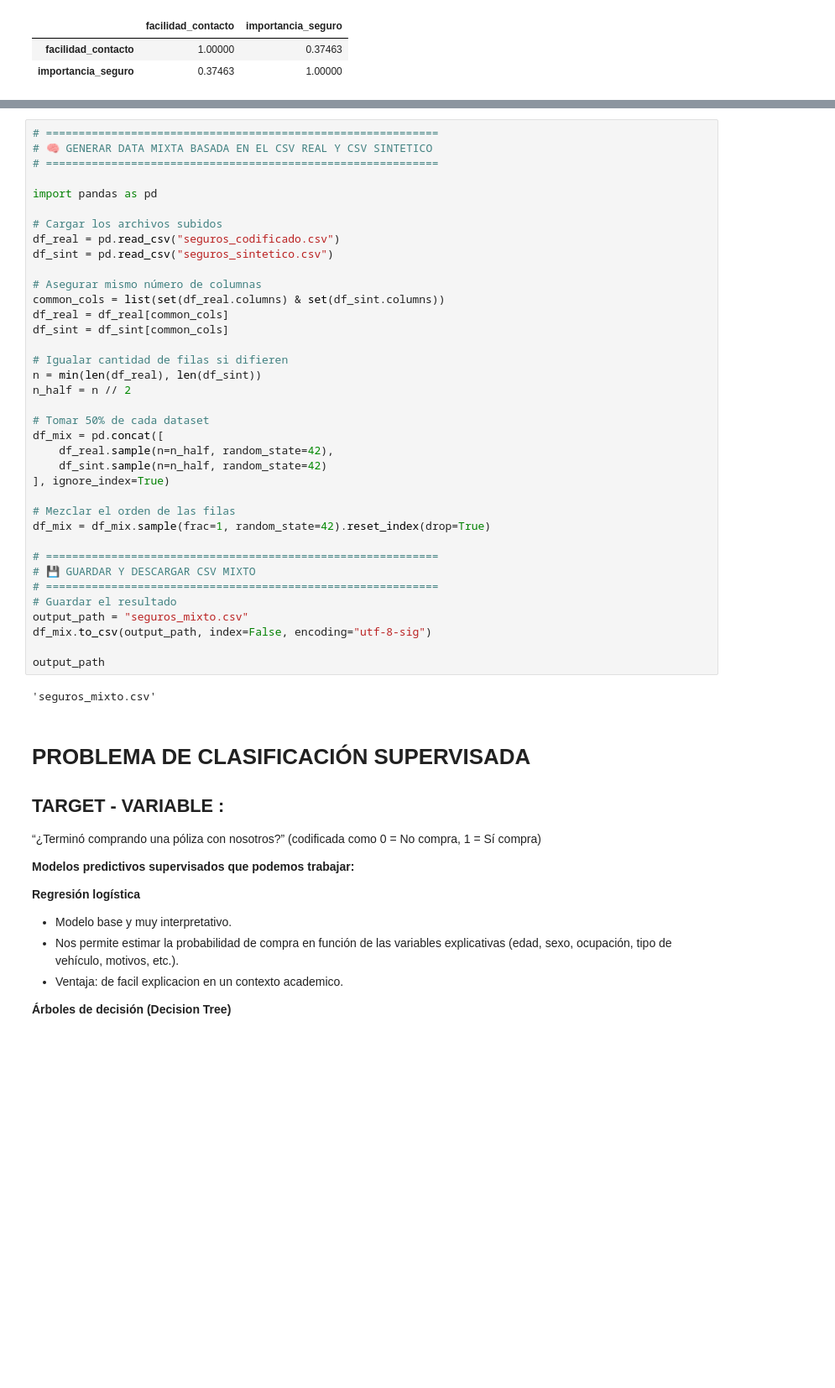
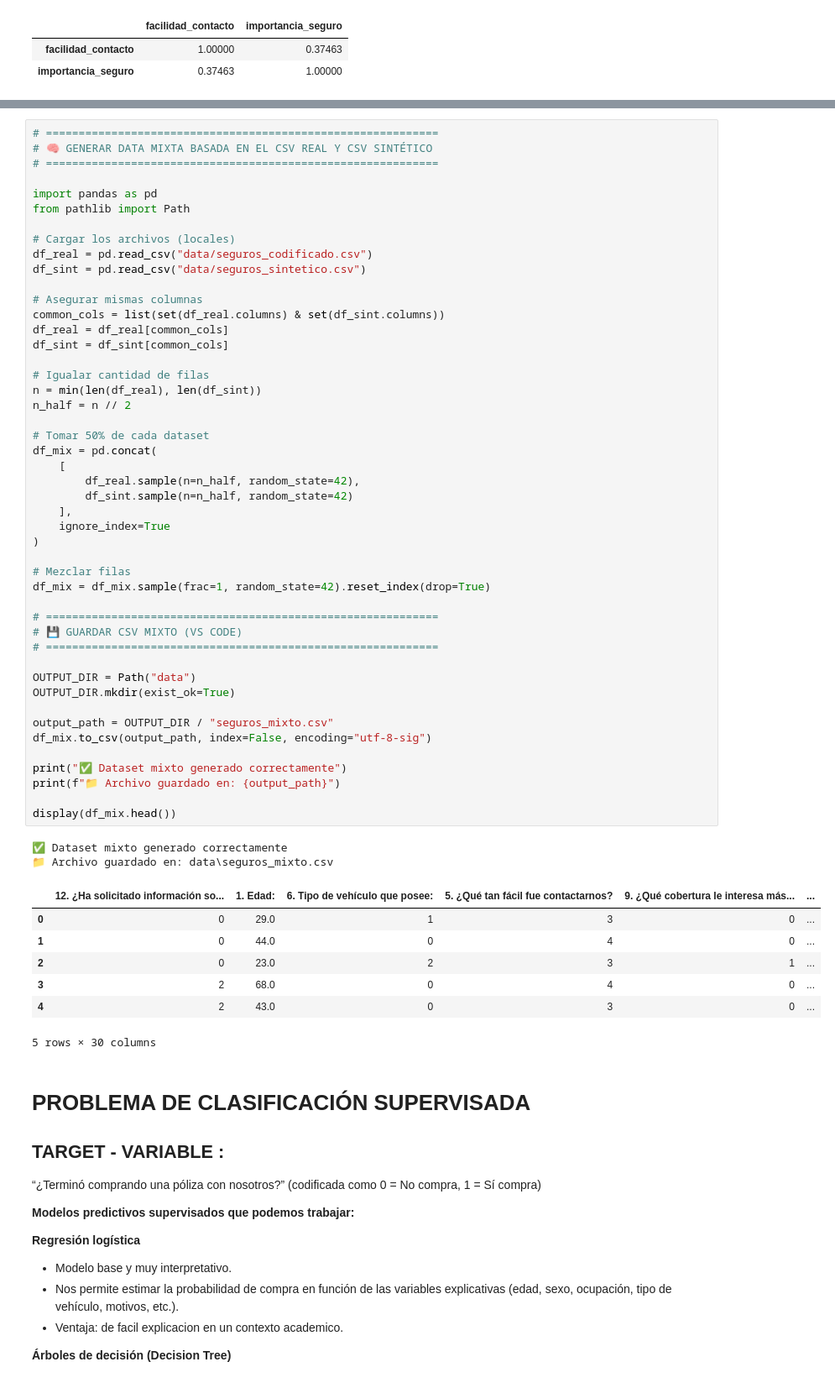
Before and after one commit to steph-d989/IDL3_CARDENAS_DAMIANI_FALCON_MANZANARES_MEDINA, a Jupyter notebook: SEGUROS_CODIFICADO.ipynb, the cells around one changed output, grey strips where cells are left out. Shown at 84% size. Cells and saved outputs as stored; diff of their text form; blank space fills up the shorter version.

```diff
--- a/SEGUROS_CODIFICADO.ipynb
+++ b/SEGUROS_CODIFICADO.ipynb
@@ -393,42 +376,60 @@ files.download(nombre_salida)
 # %%
 # ============================================================
-# 🧠 GENERAR DATA MIXTA BASADA EN EL CSV REAL Y CSV SINTETICO
+# 🧠 GENERAR DATA MIXTA BASADA EN EL CSV REAL Y CSV SINTÉTICO
 # ============================================================
 
 import pandas as pd
+from pathlib import Path
 
-# Cargar los archivos subidos
-df_real = pd.read_csv("seguros_codificado.csv")
-df_sint = pd.read_csv("seguros_sintetico.csv")
+# Cargar los archivos (locales)
+df_real = pd.read_csv("data/seguros_codificado.csv")
+df_sint = pd.read_csv("data/seguros_sintetico.csv")
 
-# Asegurar mismo número de columnas
+# Asegurar mismas columnas
 common_cols = list(set(df_real.columns) & set(df_sint.columns))
 df_real = df_real[common_cols]
 df_sint = df_sint[common_cols]
 
-# Igualar cantidad de filas si difieren
+# Igualar cantidad de filas
 n = min(len(df_real), len(df_sint))
 n_half = n // 2
 
 # Tomar 50% de cada dataset
-df_mix = pd.concat([
-    df_real.sample(n=n_half, random_state=42),
-    df_sint.sample(n=n_half, random_state=42)
-], ignore_index=True)
+df_mix = pd.concat(
+    [
+        df_real.sample(n=n_half, random_state=42),
+        df_sint.sample(n=n_half, random_state=42)
+    ],
+    ignore_index=True
+)
 
-# Mezclar el orden de las filas
+# Mezclar filas
 df_mix = df_mix.sample(frac=1, random_state=42).reset_index(drop=True)
 
 # ============================================================
-# 💾 GUARDAR Y DESCARGAR CSV MIXTO
+# 💾 GUARDAR CSV MIXTO (VS CODE)
 # ============================================================
-# Guardar el resultado
-output_path = "seguros_mixto.csv"
+
+OUTPUT_DIR = Path("data")
+OUTPUT_DIR.mkdir(exist_ok=True)
+
+output_path = OUTPUT_DIR / "seguros_mixto.csv"
 df_mix.to_csv(output_path, index=False, encoding="utf-8-sig")
 
-output_path
+print("✅ Dataset mixto generado correctamente")
+print(f"📁 Archivo guardado en: {output_path}")
+
+display(df_mix.head())
 # %% [output]
-'seguros_mixto.csv'
+✅ Dataset mixto generado correctamente
+📁 Archivo guardado en: data\seguros_mixto.csv
+|  | 12. ¿Ha solicitado información so... | 1. Edad: | 6. Tipo de vehículo que posee: | 5. ¿Qué tan fácil fue contactarnos? | 9. ¿Qué cobertura le interesa más... | ... |
+| 0 | 0 | 29.0 | 1 | 3 | 0 | ... |
+| 1 | 0 | 44.0 | 0 | 4 | 0 | ... |
+| 2 | 0 | 23.0 | 2 | 3 | 1 | ... |
+| 3 | 2 | 68.0 | 0 | 4 | 0 | ... |
+| 4 | 2 | 43.0 | 0 | 3 | 0 | ... |
+5 rows × 30 columns
 # %% [markdown]
 # PROBLEMA DE CLASIFICACIÓN SUPERVISADA
 ## TARGET - VARIABLE :
```
Also changed, not shown: parts of 7 cells of this notebook, 1 other file.
